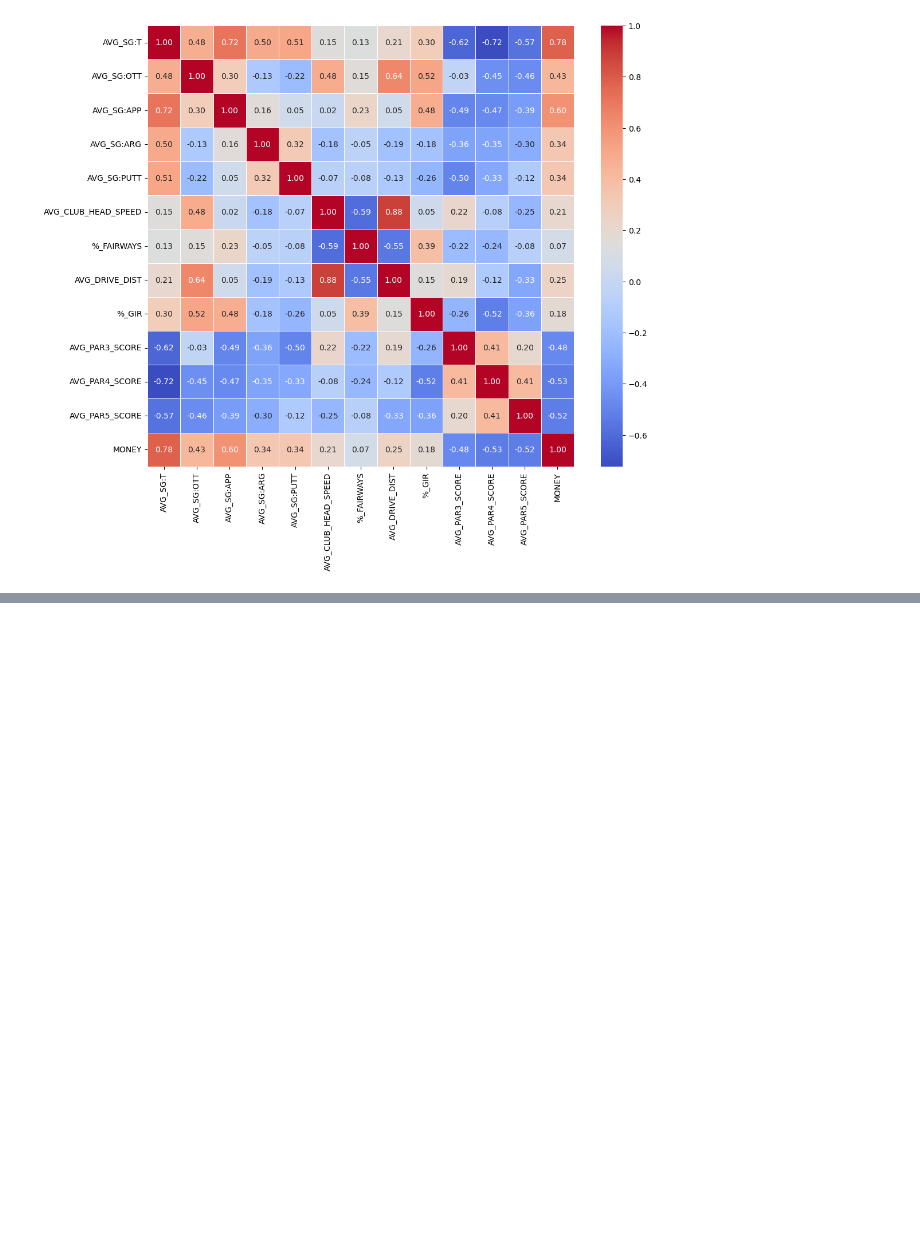
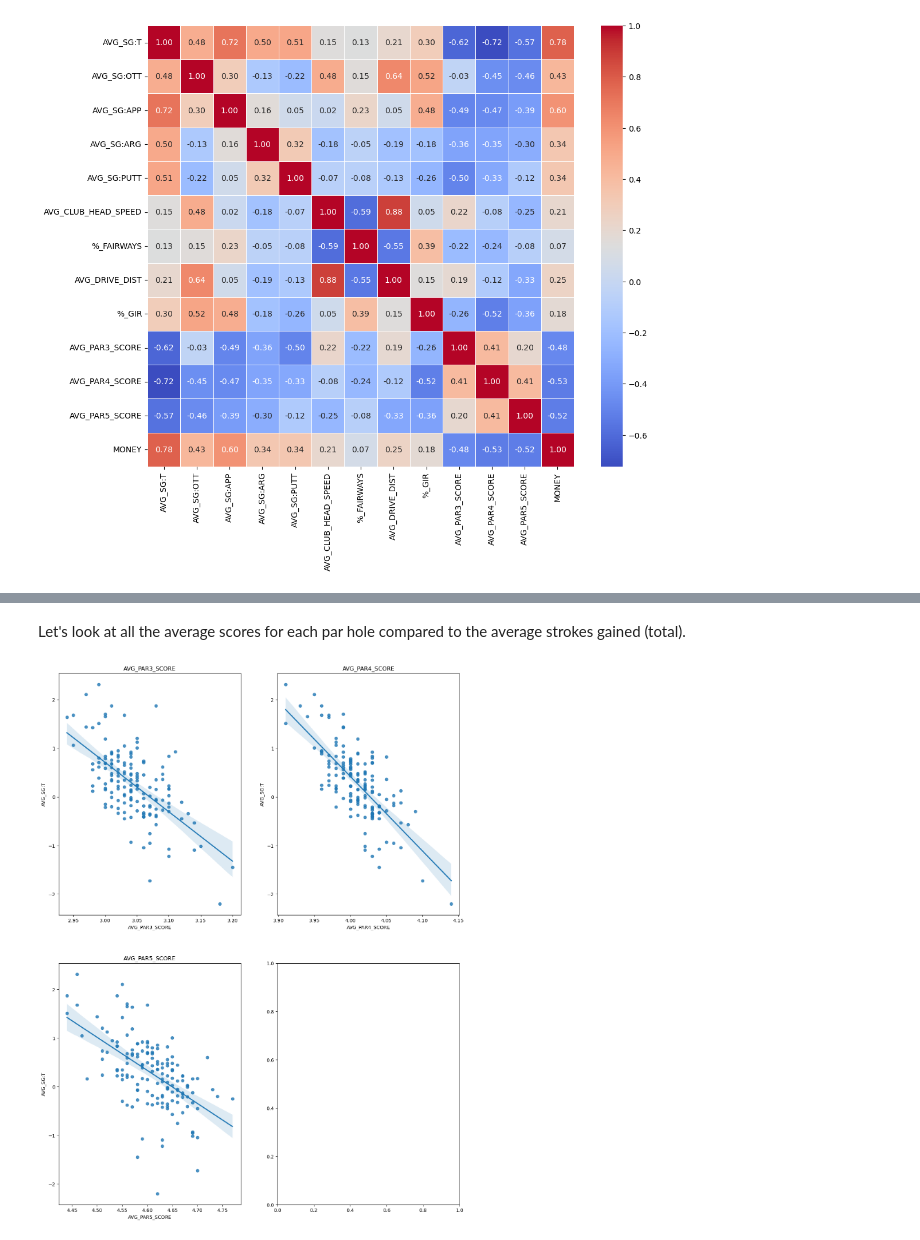
Before and after one commit to vetherton/PGATour-Data-Project, a Jupyter notebook: PGATourEDA_2022-2023.ipynb, the cells around one changed output, grey strips where cells are left out. Cells and saved outputs as stored; diff of their text form; code cells hidden in the pictures; blank space fills up the shorter version.

```diff
--- a/PGATourEDA_2022-2023.ipynb
+++ b/PGATourEDA_2022-2023.ipynb
@@ -270,0 +282,23 @@ sns.heatmap(correlation_matrix, annot=True, cmap="coolwarm", fmt=".2f", linewidt
+# %% [markdown]
+Let's look at all the average scores for each par hole compared to the average strokes gained (total).
+# %%
+avgs = ['AVG_PAR3_SCORE','AVG_PAR4_SCORE','AVG_PAR5_SCORE']
+
+num_plots = len(avgs)
+cols_per_row = 2
+num_rows = -(-num_plots // cols_per_row)
+
+f, ax = plt.subplots(num_rows, 2, figsize=(15, 20))
+
+row = 0
+col = 0
+
+for i, column in enumerate(avgs):
+    g = sns.regplot(x=df_merge[column], y="AVG_SG:T", ax=ax[row][col], data=df_merge)
+    g.set(title=column)
+    col += 1
+    if col == 2:
+        col = 0
+        row += 1
+# %% [output]
+[figure, added]
```
Also changed, not shown: parts of 12 cells of this notebook.
